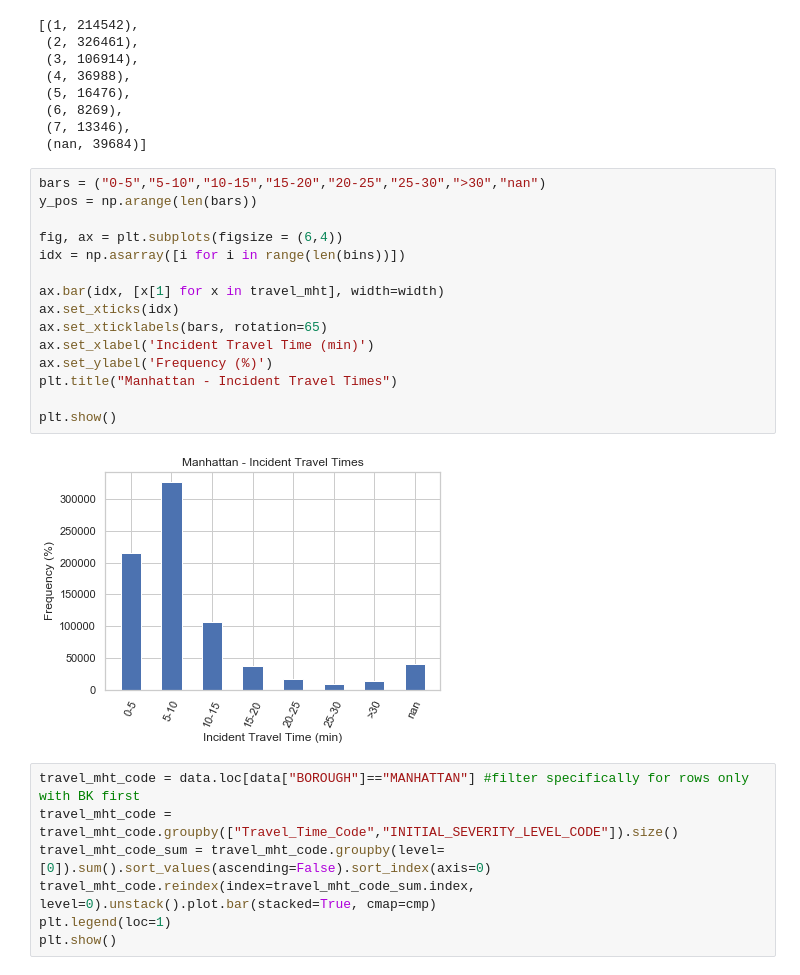
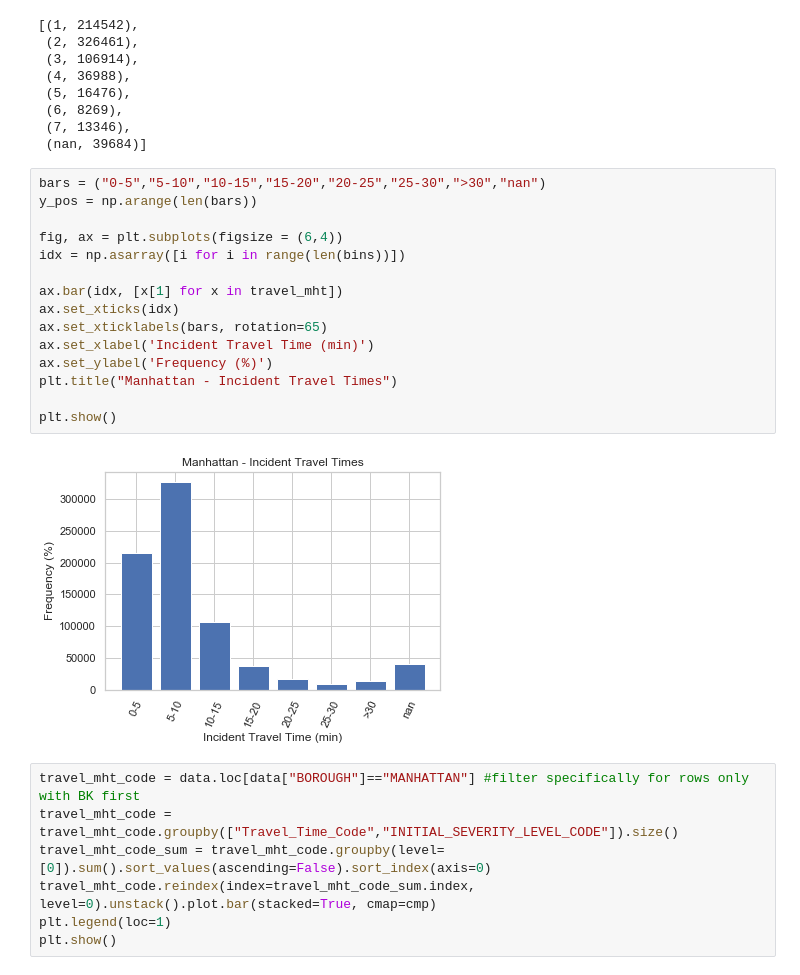
Before and after one commit to akuz91/CodeBlue, a Jupyter notebook: Descriptive_Stats.ipynb, the cells around one changed output. Saved outputs shown, nothing was run; the diff lists cells and outputs as text.

```diff
--- a/Descriptive_Stats.ipynb
+++ b/Descriptive_Stats.ipynb
@@ -488,20 +497,20 @@ travel_mht
 # %%
 bars = ("0-5","5-10","10-15","15-20","20-25","25-30",">30","nan")
 y_pos = np.arange(len(bars))
 
 fig, ax = plt.subplots(figsize = (6,4))
 idx = np.asarray([i for i in range(len(bins))])
 
-ax.bar(idx, [x[1] for x in travel_mht], width=width)
+ax.bar(idx, [x[1] for x in travel_mht])
 ax.set_xticks(idx)
 ax.set_xticklabels(bars, rotation=65)
 ax.set_xlabel('Incident Travel Time (min)')
 ax.set_ylabel('Frequency (%)')
 plt.title("Manhattan - Incident Travel Times")
 
 plt.show()
 # %% [output]
-[figure, old version]
+[figure, new version]
 # %%
 travel_mht_code = data.loc[data["BOROUGH"]=="MANHATTAN"] #filter specifically for rows only with BK first
 travel_mht_code = travel_mht_code.groupby(["Travel_Time_Code","INITIAL_SEVERITY_LEVEL_CODE"]).size()
```
Also changed, not shown: parts of 52 cells of this notebook.
